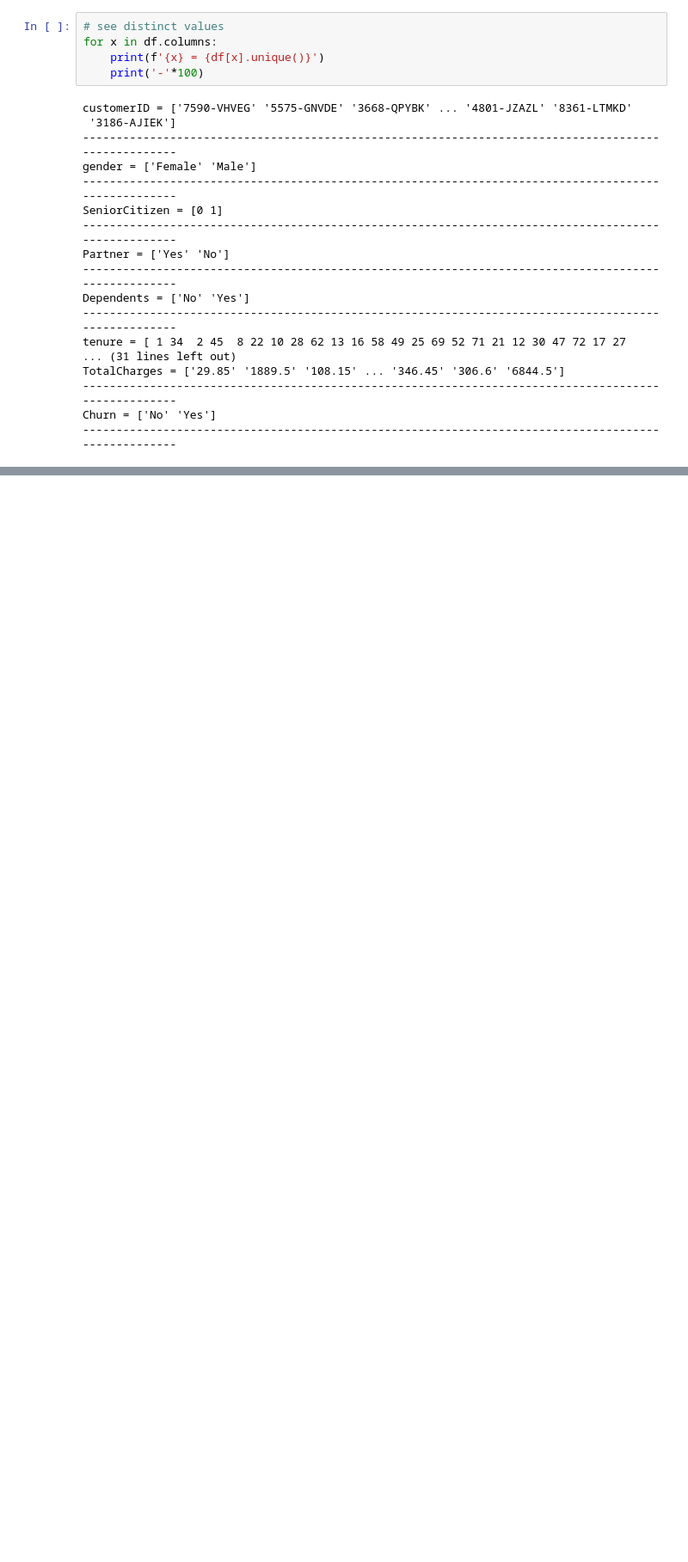
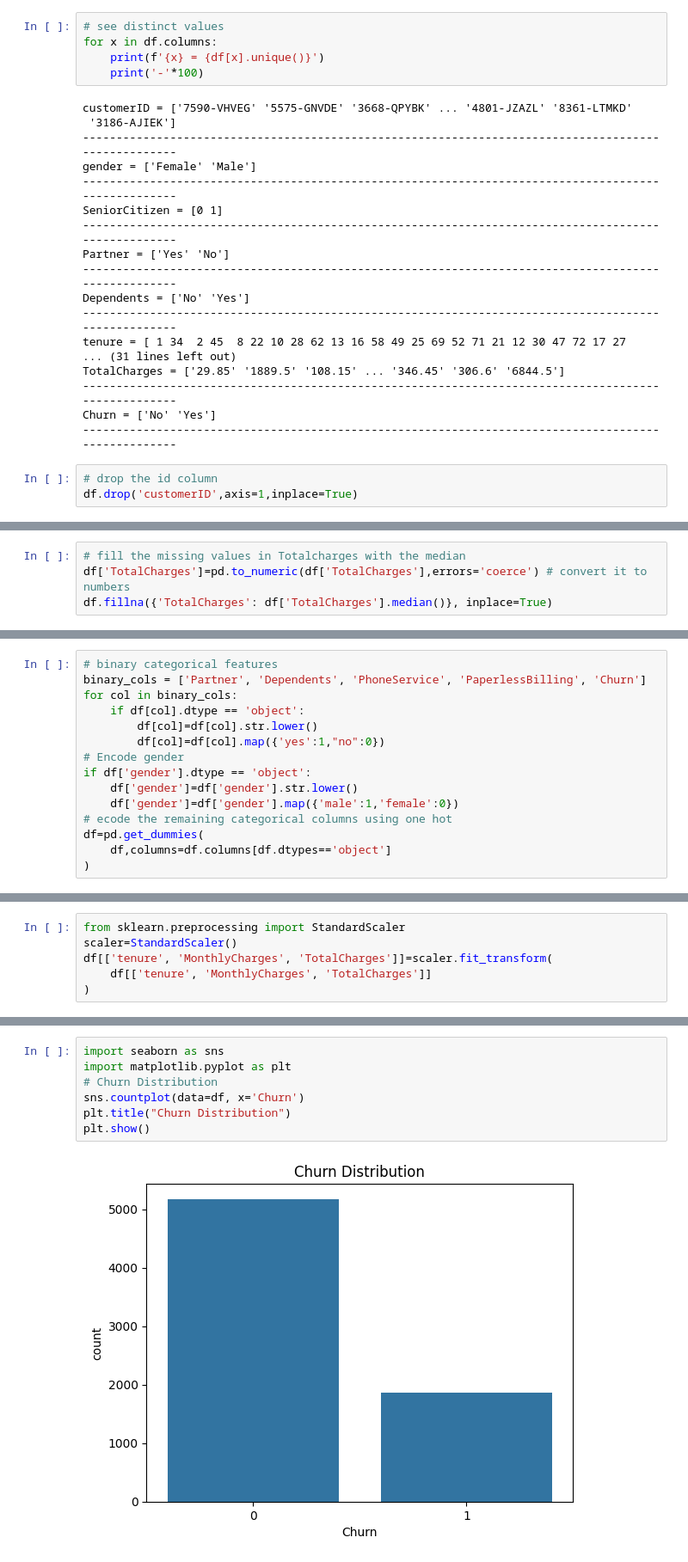
Before and after one commit to EbEmad/churn-mlops, a Jupyter notebook: notebooks/test.ipynb, the cells around one changed output, grey strips where cells are left out. Shown at 86% size. Drawn from its saved outputs; the diff is of its cells as text; blank space fills up the shorter version.

Commit message:
adding preprocessing

```diff
--- a/notebooks/test.ipynb
+++ b/notebooks/test.ipynb
@@ -77,3 +107,6 @@ TotalCharges = ['29.85' '1889.5' '108.15' ... '346.45' '306.6' '6844.5']
 ----------------------------------------------------------------------------------------------------
 Churn = ['No' 'Yes']
 ----------------------------------------------------------------------------------------------------
+# %%
+# drop the id column
+df.drop('customerID',axis=1,inplace=True)
@@ -79,0 +129,4 @@ Churn = ['No' 'Yes']
+# %%
+# fill the missing values in Totalcharges with the median
+df['TotalCharges']=pd.to_numeric(df['TotalCharges'],errors='coerce') # convert it to numbers
+df.fillna({'TotalCharges': df['TotalCharges'].median()}, inplace=True)
@@ -79,0 +168,15 @@ Churn = ['No' 'Yes']
+# %%
+# binary categorical features
+binary_cols = ['Partner', 'Dependents', 'PhoneService', 'PaperlessBilling', 'Churn']
+for col in binary_cols:
+    if df[col].dtype == 'object':
+        df[col]=df[col].str.lower()
+        df[col]=df[col].map({'yes':1,"no":0})
+# Encode gender
+if df['gender'].dtype == 'object':
+    df['gender']=df['gender'].str.lower()
+    df['gender']=df['gender'].map({'male':1,'female':0})
+# ecode the remaining categorical columns using one hot
+df=pd.get_dummies(
+    df,columns=df.columns[df.dtypes=='object']
+)
@@ -79,0 +189,6 @@ Churn = ['No' 'Yes']
+# %%
+from sklearn.preprocessing import StandardScaler
+scaler=StandardScaler()
+df[['tenure', 'MonthlyCharges', 'TotalCharges']]=scaler.fit_transform(
+    df[['tenure', 'MonthlyCharges', 'TotalCharges']]
+)
@@ -79,0 +206,9 @@ Churn = ['No' 'Yes']
+# %%
+import seaborn as sns
+import matplotlib.pyplot as plt
+# Churn Distribution
+sns.countplot(data=df, x='Churn')
+plt.title("Churn Distribution")
+plt.show()
+# %% [output]
+[figure, added]
```
Also changed, not shown: parts of 13 cells of this notebook, 6 other files.
